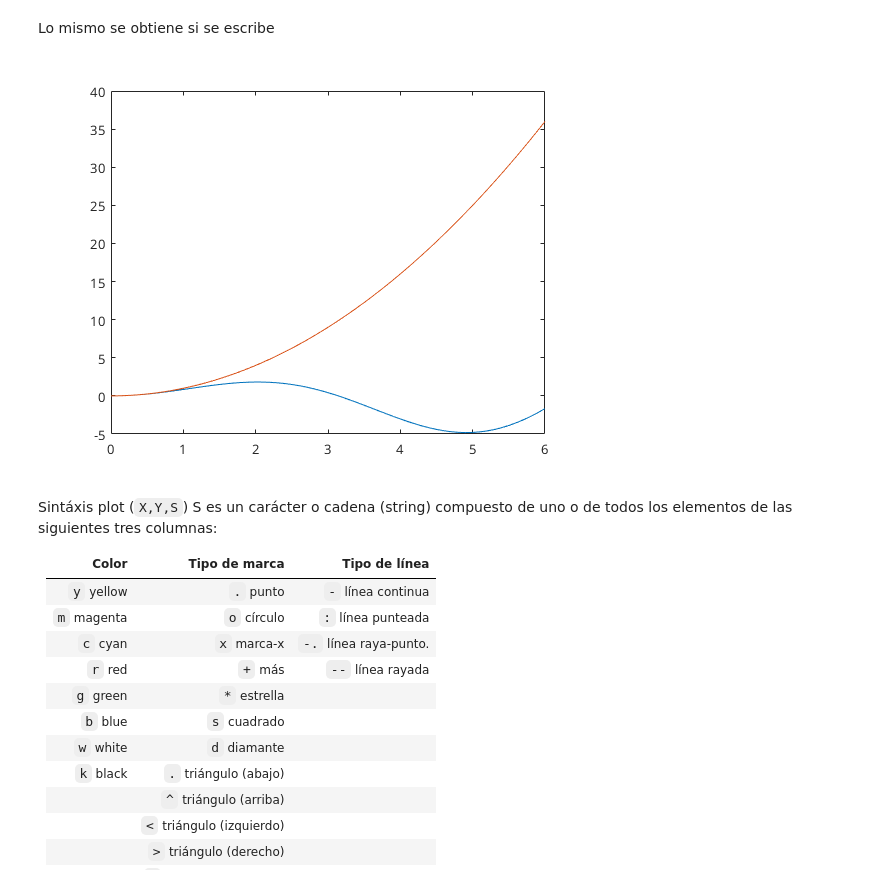
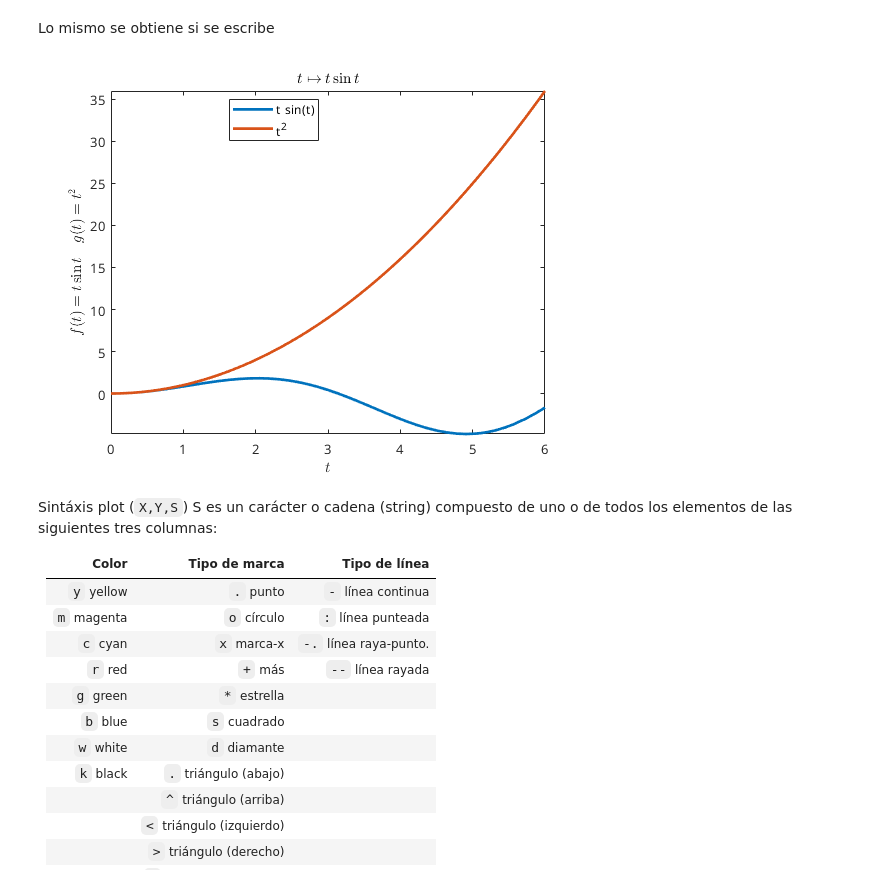
Before and after one commit to carlosal1015/Finite-element-method-FEM, a Jupyter notebook: 2018/Notebooks/Functions_in_MATLAB_I.ipynb, the cells around one changed output. Saved outputs shown, nothing was run; the diff lists cells and outputs as text; code cells hidden in the pictures.

```diff
--- a/2018/Notebooks/Functions_in_MATLAB_I.ipynb
+++ b/2018/Notebooks/Functions_in_MATLAB_I.ipynb
@@ -159,10 +150,15 @@ plot(t_1,y)
 # %% [markdown]
 Lo mismo se obtiene si se escribe
-# %%
-t_2 = 0:0.1:6;
-plot(t_2,t_2.*sin(t_2),t_2,t_2.^2)
-# %% [output]
-[figure, removed]
+# %%
+syms t
+fplot( @(t) t.* sin(t), I, 'Linewidth', 2 );
+hold on
+fplot( @(t) t.^2, I, 'Linewidth', 2 );
+xlabel('$t$','Interpreter','latex'); ylabel('$f(t)=t\sin t\quad g(t)=t^2$','Interpreter','latex');
+legend('show','Location','best'); title('$t\mapsto t\sin t$','Interpreter','latex');
+hold off
+# %% [output]
+[figure, added]
 # %% [markdown]
 Sintáxis plot (`X,Y,S`)
 S es un carácter o cadena (string) compuesto de uno o de todos los elementos de las siguientes tres columnas:
```
Also changed, not shown: parts of 22 cells of this notebook, 27 other files.
